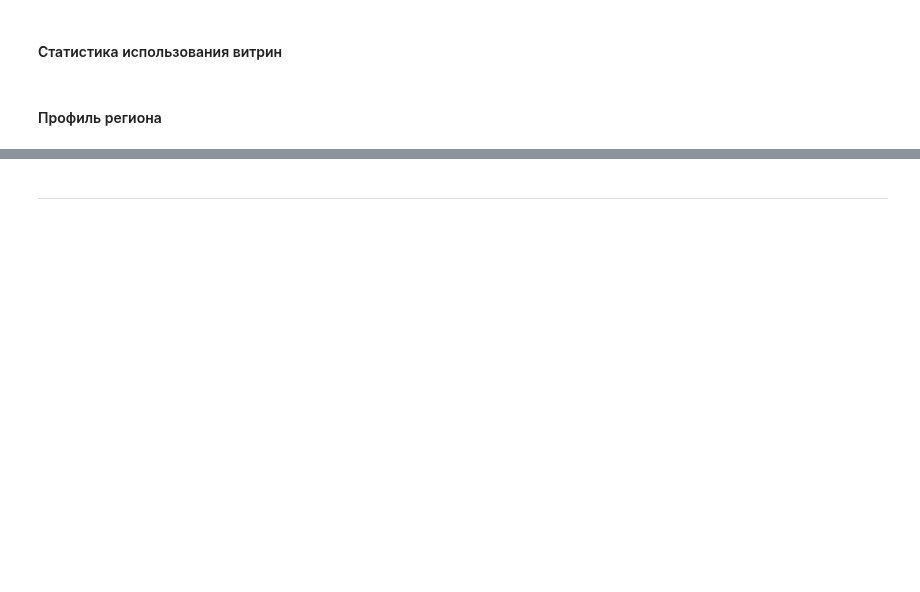
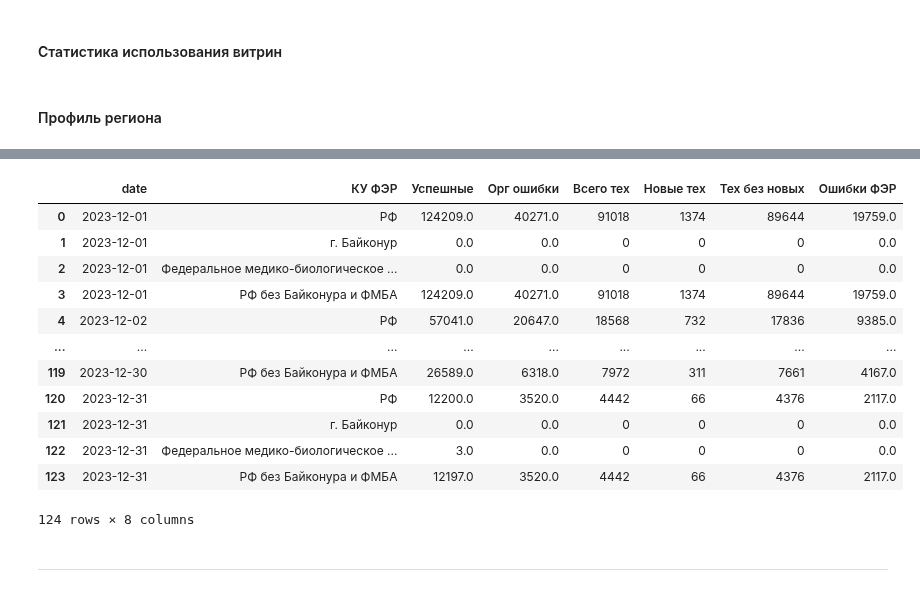
Before and after one commit to s-eremeev/eremeev, a Jupyter notebook: work/scripts/comparison.ipynb, the cells around one changed output, grey strips where cells are left out. Cells and saved outputs as stored; diff of their text form; code cells hidden in the pictures; blank space fills up the shorter version.

```diff
--- a/work/scripts/comparison.ipynb
+++ b/work/scripts/comparison.ipynb
@@ -359,0 +461,26 @@ df_stat_full
+# %%
+%%time
+# вытаскивание таблички "Сверка" из файлов чат-бота
+example_path = "/".join(dir_path.split("/")[:3]) + "/bots/"
+example_file_list = os.listdir(example_path)
+df_bot = pd.DataFrame()
+for file_name in example_file_list:
+    df_tmp = pd.read_excel(
+        example_path + file_name,
+        sheet_name="Сверка",
+        engine="openpyxl",
+        index_col=None,
+    ).rename(
+        columns={
+            "Тех ошибки": "Всего тех",
+            "Unnamed: 4": "Новые тех",
+            "Unnamed: 5": "Тех без новых",
+        }
+    )
+    df_tmp.drop(index=[0], inplace=True)
+    df_tmp.drop(index=[x for x in range(5, df_tmp.shape[0] + 1)], inplace=True)
+    df_tmp.insert(0, "date", file_name.split(".")[0].split("_")[-1])
+    df_bot = pd.concat([df_bot, df_tmp])
+    print(f"загружено {file_name}, полёт нормальный")
+    # break
+df_bot.reset_index(drop=True, inplace=True)
@@ -360,3 +505,19 @@ df_stat_full
+# %%
+df_bot
+# %% [output]
+|  | date | КУ ФЭР | Успешные | Орг ошибки | Всего тех | Новые тех | Тех без новых | Ошибки ФЭР |
+| 0 | 2023-12-01 | РФ | 124209.0 | 40271.0 | 91018 | 1374 | 89644 | 19759.0 |
+| 1 | 2023-12-01 | г. Байконур | 0.0 | 0.0 | 0 | 0 | 0 | 0.0 |
+| 2 | 2023-12-01 | Федеральное медико-биологическое ... | 0.0 | 0.0 | 0 | 0 | 0 | 0.0 |
+| 3 | 2023-12-01 | РФ без Байконура и ФМБА | 124209.0 | 40271.0 | 91018 | 1374 | 89644 | 19759.0 |
+| 4 | 2023-12-02 | РФ | 57041.0 | 20647.0 | 18568 | 732 | 17836 | 9385.0 |
+| ... | ... | ... | ... | ... | ... | ... | ... | ... |
+| 119 | 2023-12-30 | РФ без Байконура и ФМБА | 26589.0 | 6318.0 | 7972 | 311 | 7661 | 4167.0 |
+| 120 | 2023-12-31 | РФ | 12200.0 | 3520.0 | 4442 | 66 | 4376 | 2117.0 |
+| 121 | 2023-12-31 | г. Байконур | 0.0 | 0.0 | 0 | 0 | 0 | 0.0 |
+| 122 | 2023-12-31 | Федеральное медико-биологическое ... | 3.0 | 0.0 | 0 | 0 | 0 | 0.0 |
+| 123 | 2023-12-31 | РФ без Байконура и ФМБА | 12197.0 | 3520.0 | 4442 | 66 | 4376 | 2117.0 |
+124 rows × 8 columns
 # %% [markdown]
 ______________________________________
 # %%
```
Also changed, not shown: parts of 16 cells of this notebook, 1 other file.
